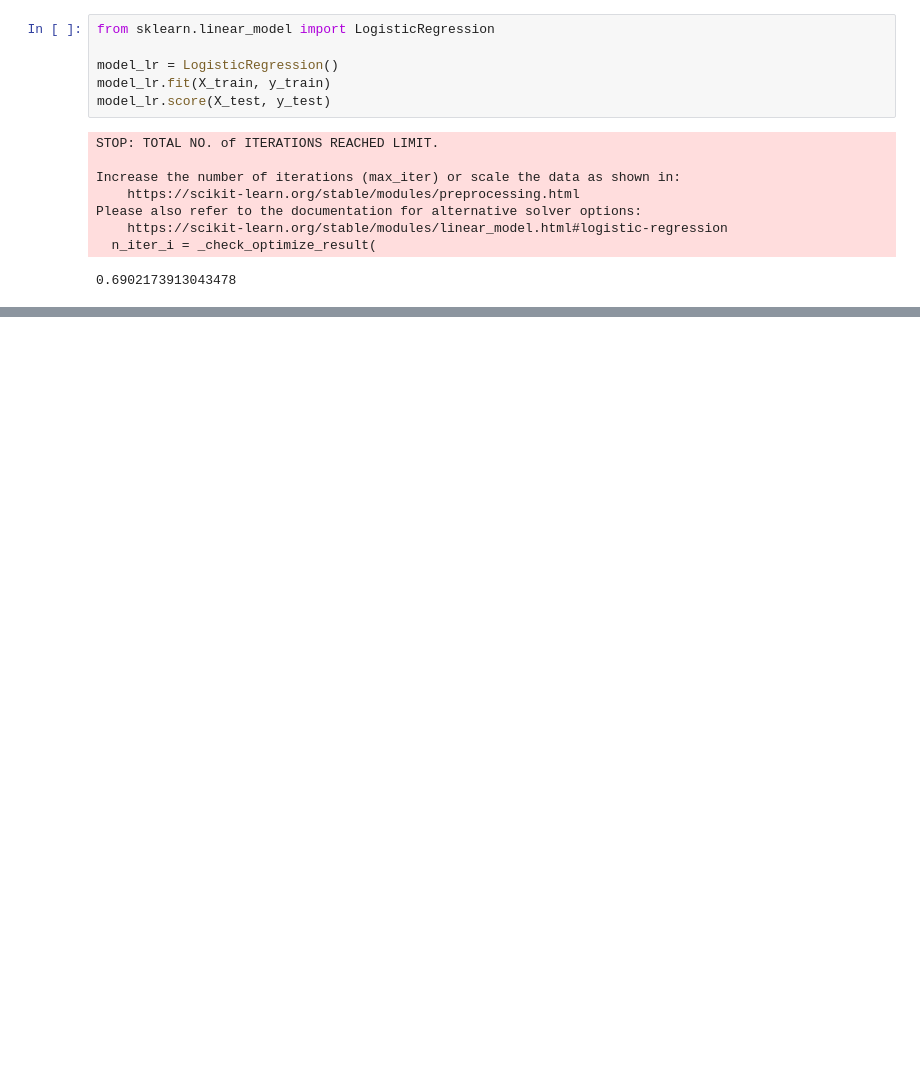
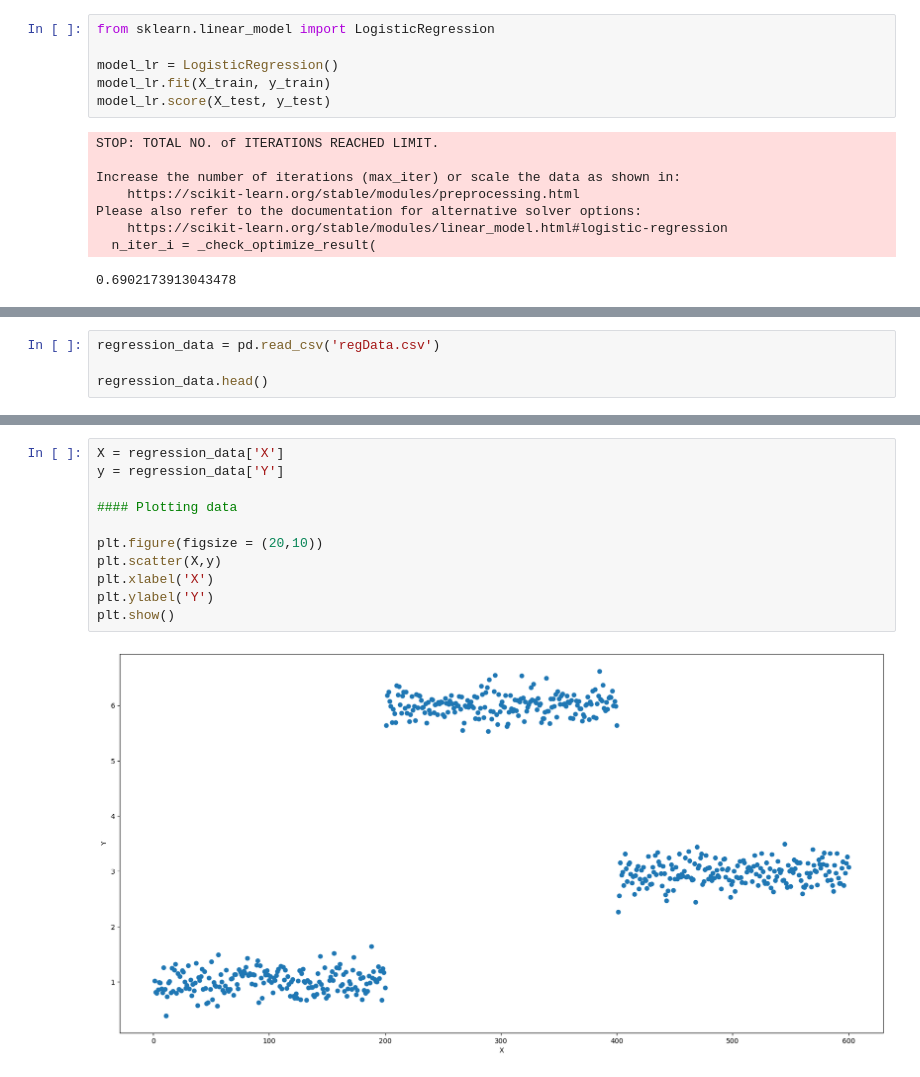
Before and after one commit to piyush1856/machine-learning-algorithms, a Jupyter notebook: 10_decision_tree/decision_tree_class_notes.ipynb, the cells around one changed output, grey strips where cells are left out. Drawn from its saved outputs; the diff is of its cells as text; blank space fills up the shorter version.

```diff
--- a/10_decision_tree/decision_tree_class_notes.ipynb
+++ b/10_decision_tree/decision_tree_class_notes.ipynb
@@ -129,0 +309,4 @@ plot_tree(model, filled = True);
+# %%
+regression_data = pd.read_csv('regData.csv')
+
+regression_data.head()
@@ -129,0 +332,13 @@ plot_tree(model, filled = True);
+# %%
+X = regression_data['X']
+y = regression_data['Y']
+
+#### Plotting data
+
+plt.figure(figsize = (20,10))
+plt.scatter(X,y)
+plt.xlabel('X')
+plt.ylabel('Y')
+plt.show()
+# %% [output]
+[figure, added]
```
Also changed, not shown: parts of 23 cells of this notebook.
